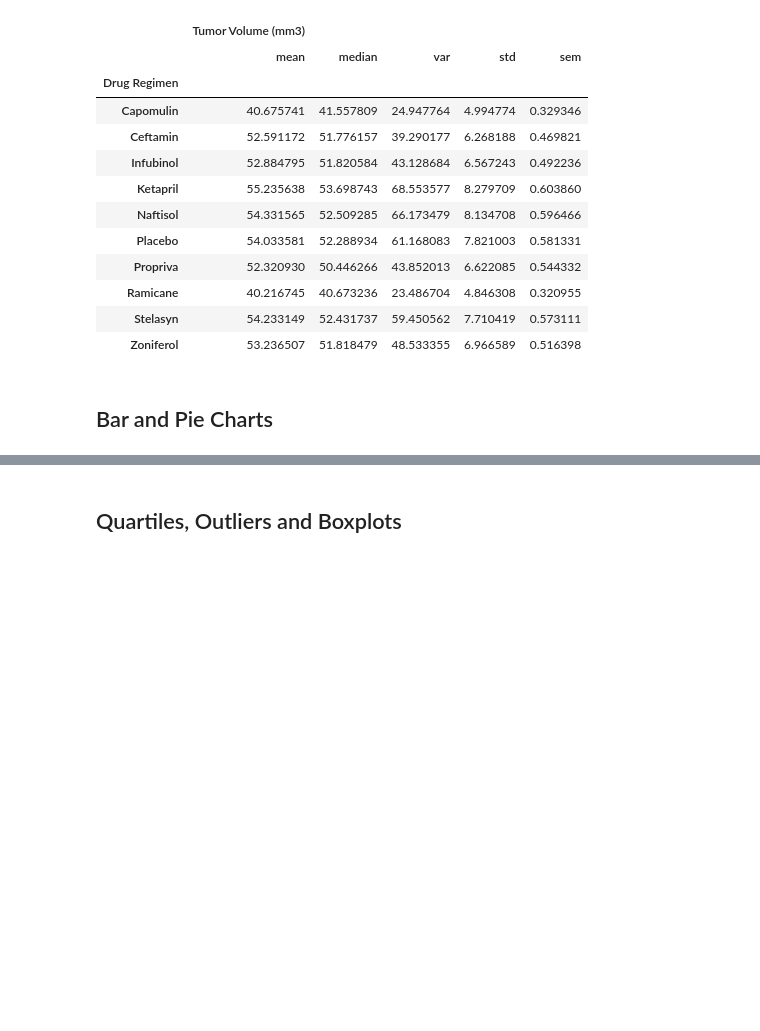
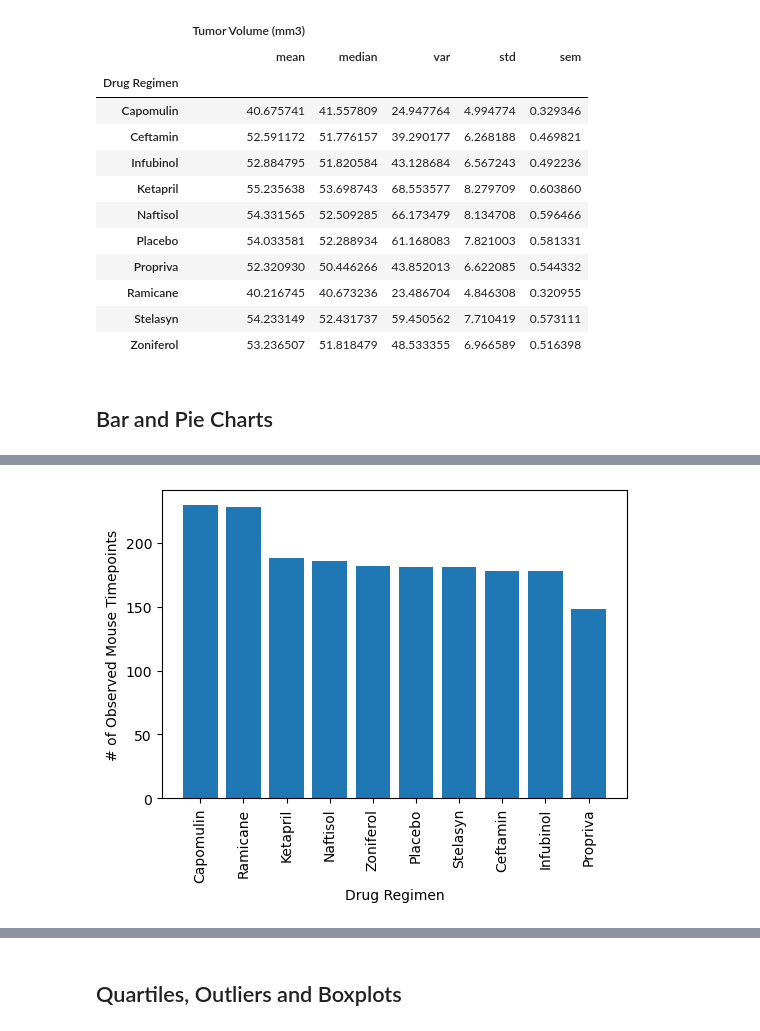
Before and after one commit to cmaijala/Matplotlib-challenge, a Jupyter notebook: Pymaceuticals/pymaceuticals_starter.ipynb, the cells around one changed output, grey strips where cells are left out. Saved outputs shown, nothing was run; the diff lists cells and outputs as text; code cells hidden in the pictures; blank space fills up the shorter version.

```diff
--- a/Pymaceuticals/pymaceuticals_starter.ipynb
+++ b/Pymaceuticals/pymaceuticals_starter.ipynb
@@ -185,3 +176,32 @@ plt.show()
+# %%
+# Generate a bar plot showing the total number of rows (Mouse ID/Timepoints) for each drug regimen using pyplot.
+
+
+# Group by 'Drug Regimen' and count the number of rows for each regimen
+drug_regimen_count = clean_mouse_data.groupby("Drug Regimen").size()
+
+# Sort the series in descending order
+drug_regimen_count_sorted = drug_regimen_count.sort_values(ascending=False)
+
+# Prepare data for plotting
+regimen_names = drug_regimen_count_sorted.index
+num_timepoints = drug_regimen_count_sorted.values
+
+# Plot using Pyplot
+plt.figure(figsize=(6, 4))
+plt.bar(regimen_names, num_timepoints)
+
+# Adding labels and title
+plt.xlabel('Drug Regimen')
+plt.ylabel('# of Observed Mouse Timepoints')
+
+# Rotate x-axis labels for better readability if needed
+plt.xticks(rotation=90)
+
+# Display the plot
+plt.show()
+# %% [output]
+[figure, added]
 # %%
 # Generate a pie chart, using Pandas, showing the distribution of unique female versus male mice used in the study
 
```
Also changed, not shown: parts of 5 cells of this notebook.
